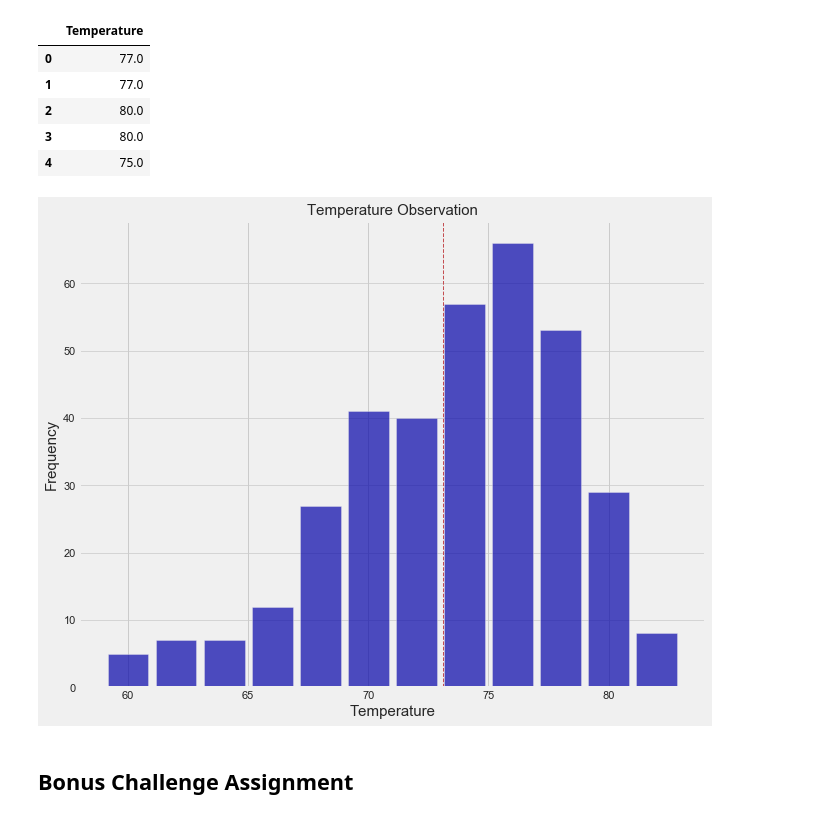
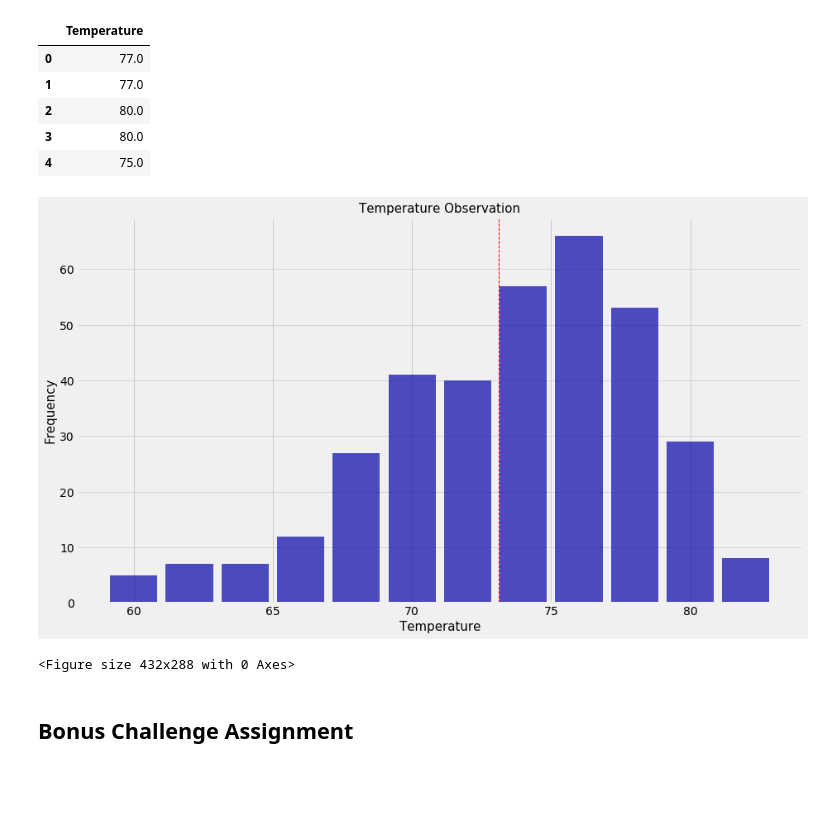
Before and after one commit to kamalnyc17/sqlalchemy-challenge, a Jupyter notebook: climate_starter.ipynb, the cells around one changed output. Saved outputs shown, nothing was run; the diff lists cells and outputs as text; code cells hidden in the pictures; blank space fills up the shorter version.

```diff
--- a/climate_starter.ipynb
+++ b/climate_starter.ipynb
@@ -222,16 +221,18 @@ temperature_df.head(5)
 # %%
 # Plotting the Histogram
 plt.style.use('fivethirtyeight')
-plt.figure(figsize=[10,8])
-_= plt.hist(temperature_df['Temperature'], bins=12, color='#0504aa', alpha=0.7, rwidth=0.85)
+plt.figure(figsize=[14,8])
+plt.hist(temperature_df['Temperature'], bins=12, color='#0504aa', alpha=0.7, rwidth=0.85)
 plt.grid(axis='y', alpha=0.75)
 plt.axvline(temperature_df['Temperature'].mean(), color='r', linestyle='dashed', linewidth=1, label="Avg. Temperature")
 plt.xlabel('Temperature',fontsize=15)
 plt.ylabel('Frequency',fontsize=15)
 plt.title('Temperature Observation',fontsize=15)
 plt.show()
+plt.savefig("Temperature Observation.png")
 # %% [output]
-[figure, old version]
+[figure, new version]
+<Figure size 432x288 with 0 Axes>
 # %% [markdown]
 ## Bonus Challenge Assignment
 # %%
```
Also changed, not shown: parts of 1 cell of this notebook, 2 other files.
